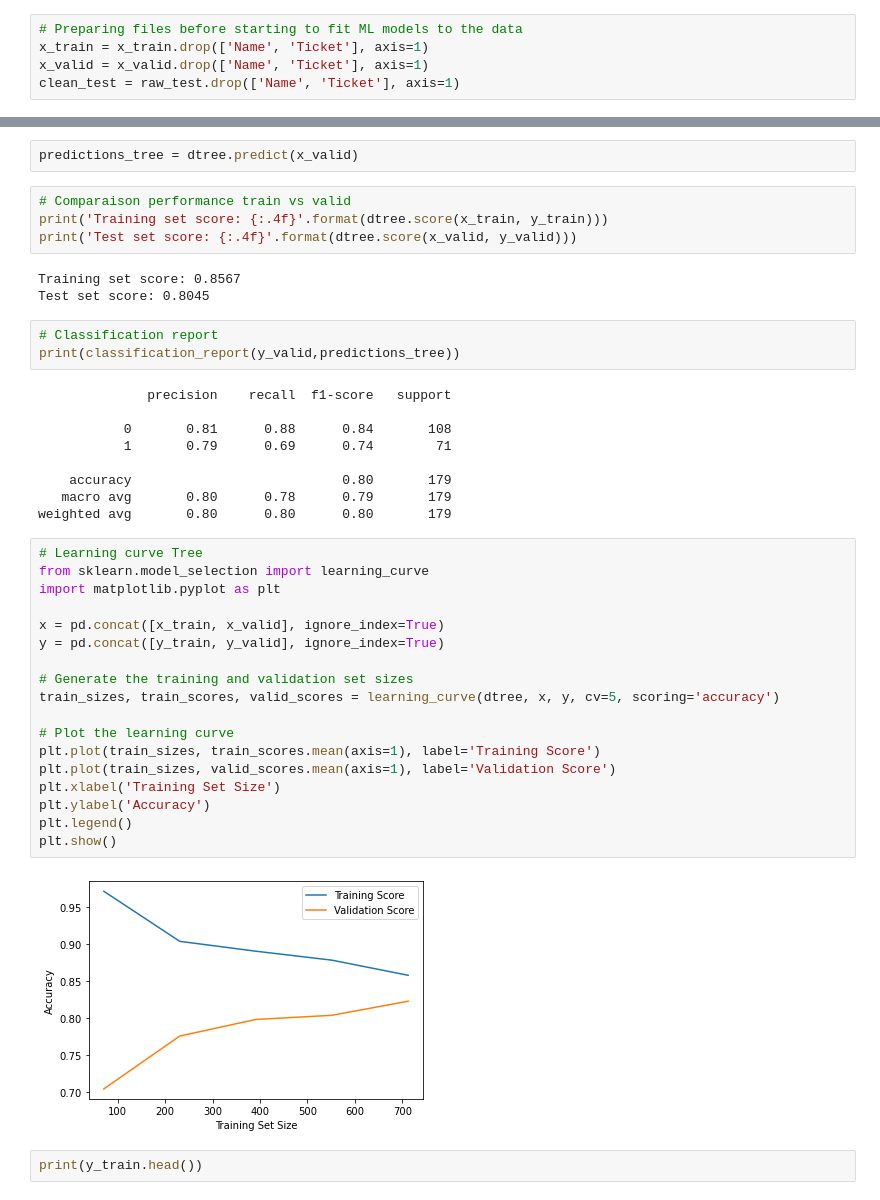
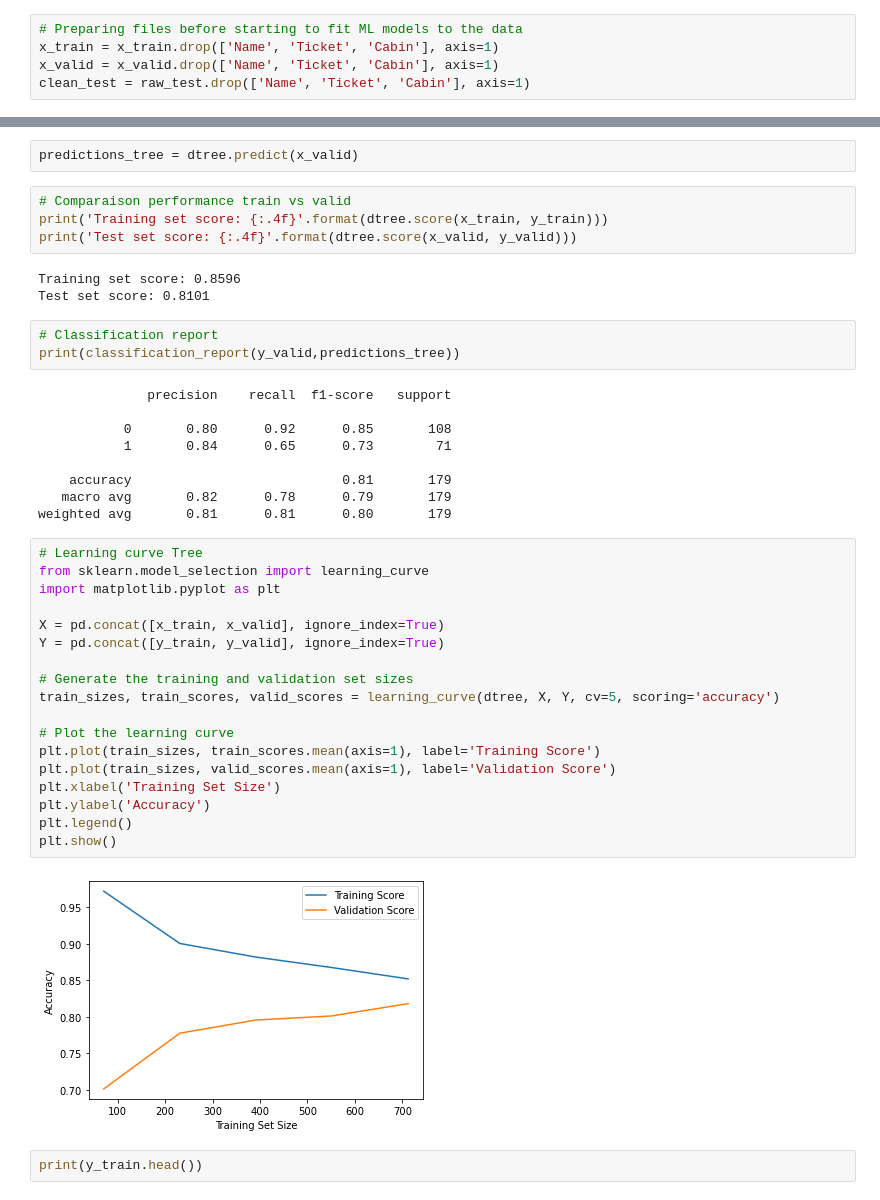
Before and after one commit to asenzaya/machine-learning, a Jupyter notebook: titanic_survival/titanic_survival_ML_project.ipynb, the cells around one changed output, grey strips where cells are left out. Cells and saved outputs as stored; diff of their text form.

Commit message:
Removing cabin variable test

```diff
--- a/titanic_survival/titanic_survival_ML_project.ipynb
+++ b/titanic_survival/titanic_survival_ML_project.ipynb
@@ -231,9 +232,9 @@ x_train.head()
 | 158 | 3 | Corn, Mr. Harry | 0 | 30.0 | 0 | 0 | SOTON/OQ 392090 | 8.0500 | 185 | 2 |
 # %%
 # Preparing files before starting to fit ML models to the data
-x_train = x_train.drop(['Name', 'Ticket'], axis=1)
-x_valid = x_valid.drop(['Name', 'Ticket'], axis=1)
-clean_test = raw_test.drop(['Name', 'Ticket'], axis=1)
+x_train = x_train.drop(['Name', 'Ticket', 'Cabin'], axis=1)
+x_valid = x_valid.drop(['Name', 'Ticket', 'Cabin'], axis=1)
+clean_test = raw_test.drop(['Name', 'Ticket', 'Cabin'], axis=1)
 # %% [markdown]
 ### Decision Tree
 # %%
@@ -248,40 +249,40 @@ predictions_tree = dtree.predict(x_valid)
 print('Training set score: {:.4f}'.format(dtree.score(x_train, y_train)))
 print('Test set score: {:.4f}'.format(dtree.score(x_valid, y_valid)))
 # %% [output]
-Training set score: 0.8567
-Test set score: 0.8045
+Training set score: 0.8596
+Test set score: 0.8101
 # %%
 # Classification report
 print(classification_report(y_valid,predictions_tree))
 # %% [output]
               precision    recall  f1-score   support
 
-           0       0.81      0.88      0.84       108
-           1       0.79      0.69      0.74        71
+           0       0.80      0.92      0.85       108
+           1       0.84      0.65      0.73        71
 
-    accuracy                           0.80       179
-   macro avg       0.80      0.78      0.79       179
-weighted avg       0.80      0.80      0.80       179
+    accuracy                           0.81       179
+   macro avg       0.82      0.78      0.79       179
+weighted avg       0.81      0.81      0.80       179
 # %%
 # Learning curve Tree
 from sklearn.model_selection import learning_curve
 import matplotlib.pyplot as plt
 
-x = pd.concat([x_train, x_valid], ignore_index=True)
-y = pd.concat([y_train, y_valid], ignore_index=True)
+X = pd.concat([x_train, x_valid], ignore_index=True)
+Y = pd.concat([y_train, y_valid], ignore_index=True)
 
 # Generate the training and validation set sizes
-train_sizes, train_scores, valid_scores = learning_curve(dtree, x, y, cv=5, scoring='accuracy')
+train_sizes, train_scores, valid_scores = learning_curve(dtree, X, Y, cv=5, scoring='accuracy')
 
 # Plot the learning curve
 plt.plot(train_sizes, train_scores.mean(axis=1), label='Training Score')
 plt.plot(train_sizes, valid_scores.mean(axis=1), label='Validation Score')
 plt.xlabel('Training Set Size')
 plt.ylabel('Accuracy')
 plt.legend()
 plt.show()
 # %% [output]
-[figure, old version]
+[figure, new version]
 # %%
 print(y_train.head())
 # %% [output]
```
Also changed, not shown: parts of 10 cells of this notebook, 2 other files.
